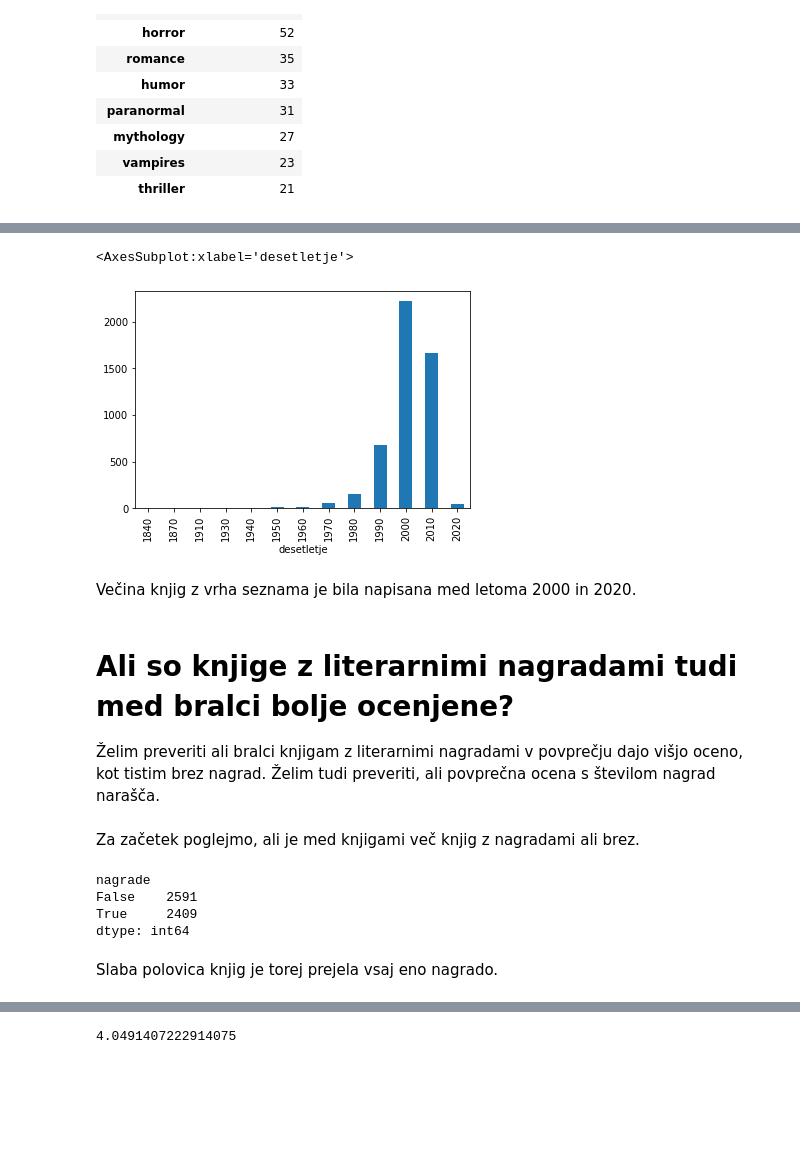
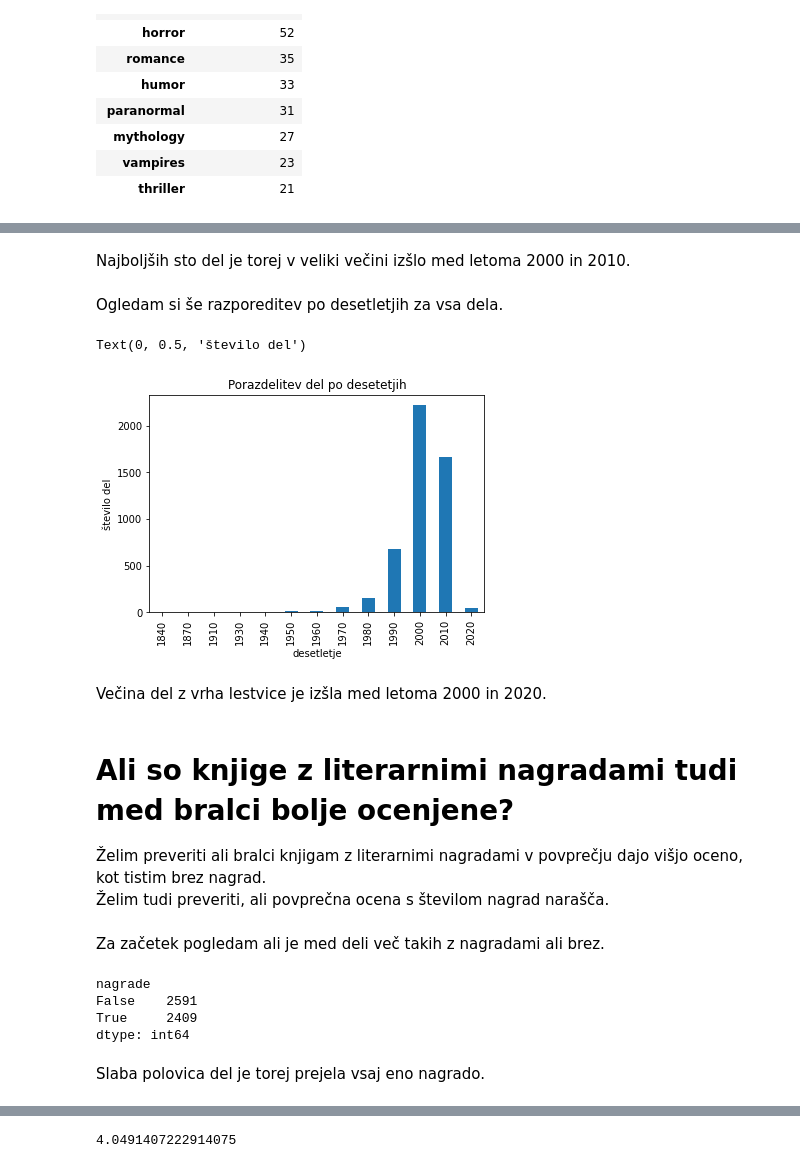
Before and after one commit to anajulijapreseren/Najbolj-e-knjige-vseh-asov, a Jupyter notebook: Analiza_podatkov.ipynb, the cells around one changed output, grey strips where cells are left out. Cells and saved outputs as stored; diff of their text form; code cells hidden in the pictures; blank space fills up the shorter version.

```diff
--- a/Analiza_podatkov.ipynb
+++ b/Analiza_podatkov.ipynb
@@ -554,3 +579,7 @@ Tudi pri najbolj nagrajenih avtorjih(po številu nagrajenih del) prevladujejo av
+# %% [markdown]
+Najboljših sto del je torej v veliki večini izšlo med letoma 2000 in 2010.
+# %% [markdown]
+Ogledam si še razporeditev po desetletjih za vsa dela.
 # %%
 knjige_z_letom = knjige[knjige.leto != "unknown"]
 # %%
@@ -558,17 +587,19 @@ desetletje= (pd.to_numeric(knjige_z_letom.leto).to_frame('desetletje')//10)*10
 # %%
 knjige_desetletje = pd.merge(knjige_z_letom[['id_avtor','serija','povprecna_ocena','nagrade']],desetletje,left_on='id_knjige',right_on='id_knjige')
 # %%
-knjige_desetletje.groupby('desetletje').size().plot.bar()
+graf_desetletje = knjige_desetletje.groupby('desetletje').size().plot.bar(title="Porazdelitev del po desetetjih")
+graf_desetletje.set_ylabel("število del")
 # %% [output]
-<AxesSubplot:xlabel='desetletje'>
+Text(0, 0.5, 'število del')
-[figure, old version]
+[figure, new version]
 # %% [markdown]
-Večina knjig z vrha seznama je bila napisana med letoma 2000 in 2020.
+Večina del z vrha lestvice je izšla med letoma 2000 in 2020.
 # %% [markdown]
 # Ali so knjige z literarnimi nagradami tudi med bralci bolje ocenjene?
-Želim preveriti ali bralci knjigam z literarnimi nagradami v povprečju dajo višjo oceno, kot tistim brez nagrad. Želim tudi preveriti, ali povprečna ocena s številom nagrad narašča.
+Želim preveriti ali bralci knjigam z literarnimi nagradami v povprečju dajo višjo oceno, kot tistim brez nagrad.<br>
+Želim tudi preveriti, ali povprečna ocena s številom nagrad narašča.
 # %% [markdown]
-Za začetek poglejmo, ali je med knjigami več knjig z nagradami ali brez.
+Za začetek pogledam ali je med deli več takih z nagradami ali brez.
 # %%
 knjige.groupby('nagrade').size()
 # %% [output]
@@ -577,4 +608,4 @@ False    2591
 True     2409
 dtype: int64
 # %% [markdown]
-Slaba polovica knjig je torej prejela vsaj eno nagrado.
+Slaba polovica del je torej prejela vsaj eno nagrado.
```
Also changed, not shown: parts of 112 cells of this notebook.
